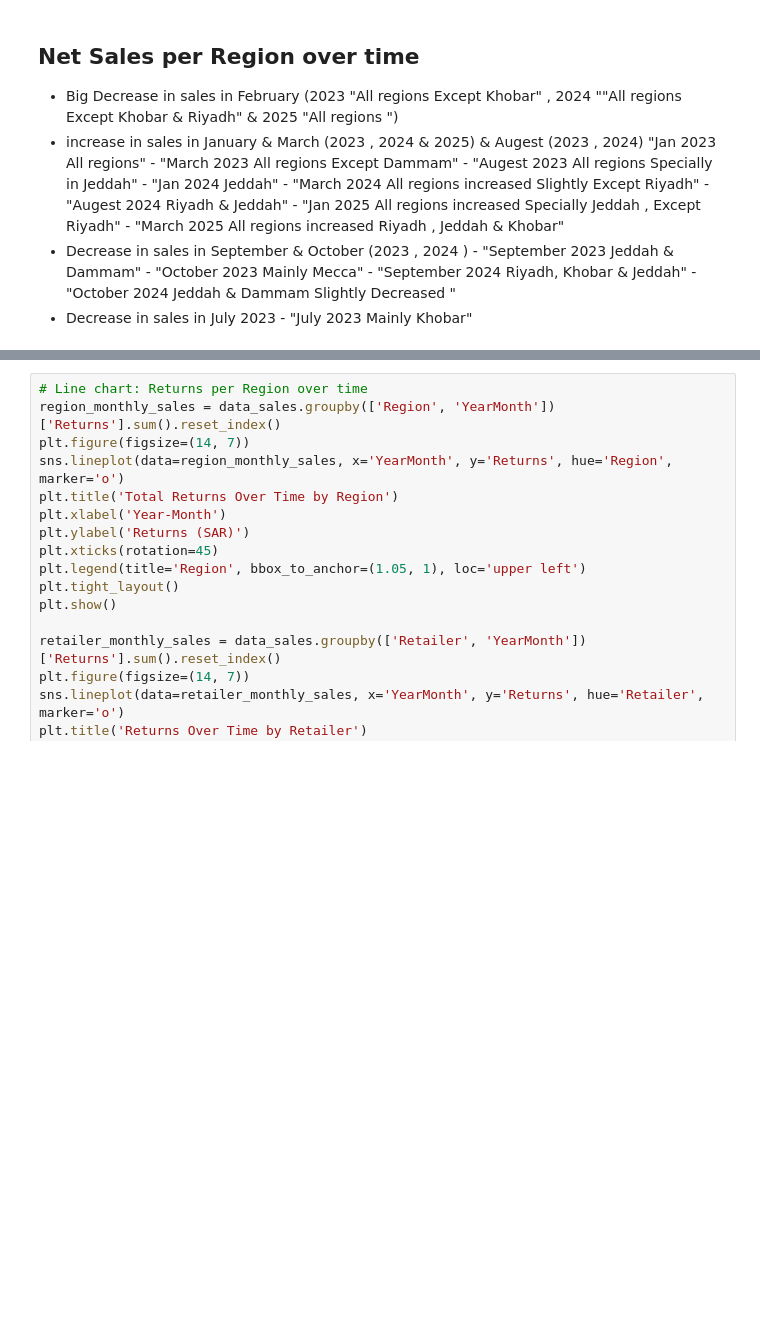
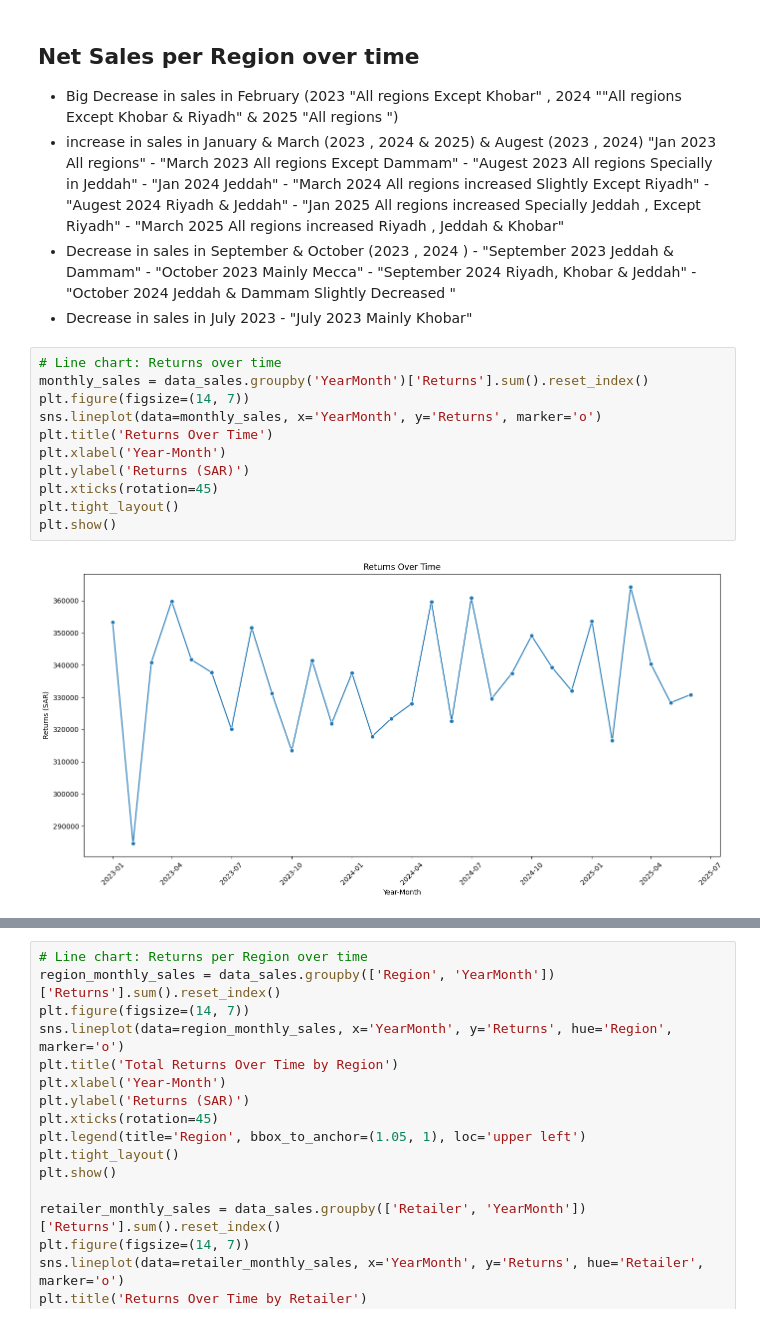
Before and after one commit to amr-salah92/Kenvue-Trade-Promo-Effectiveness-Report, a Jupyter notebook: Kenvue.ipynb, the cells around one changed output, grey strips where cells are left out. Saved outputs shown, nothing was run; the diff lists cells and outputs as text; blank space fills up the shorter version.

```diff
--- a/Kenvue.ipynb
+++ b/Kenvue.ipynb
@@ -523,3 +523,16 @@ plt.show()
 - increase in sales in January & March (2023 , 2024 & 2025)  & Augest (2023 , 2024)  "Jan 2023 All regions" - "March 2023 All regions Except Dammam" - "Augest 2023 All regions Specially in Jeddah" - "Jan 2024 Jeddah" - "March 2024 All regions increased Slightly Except Riyadh" - "Augest 2024 Riyadh & Jeddah" - "Jan 2025 All regions increased Specially Jeddah , Except Riyadh" - "March 2025 All regions increased  Riyadh , Jeddah & Khobar"
 - Decrease in sales in September & October (2023 , 2024 )  - "September 2023 Jeddah & Dammam" - "October 2023 Mainly Mecca" - "September 2024 Riyadh, Khobar & Jeddah" - "October 2024 Jeddah & Dammam Slightly Decreased "
 - Decrease in sales in July 2023   - "July 2023 Mainly Khobar"
+# %%
+# Line chart: Returns over time
+monthly_sales = data_sales.groupby('YearMonth')['Returns'].sum().reset_index()
+plt.figure(figsize=(14, 7))
+sns.lineplot(data=monthly_sales, x='YearMonth', y='Returns', marker='o')
+plt.title('Returns Over Time')
+plt.xlabel('Year-Month')
+plt.ylabel('Returns (SAR)')
+plt.xticks(rotation=45)
+plt.tight_layout()
+plt.show()
+# %% [output]
+[figure, added]
```
Also changed, not shown: parts of 39 cells of this notebook.
